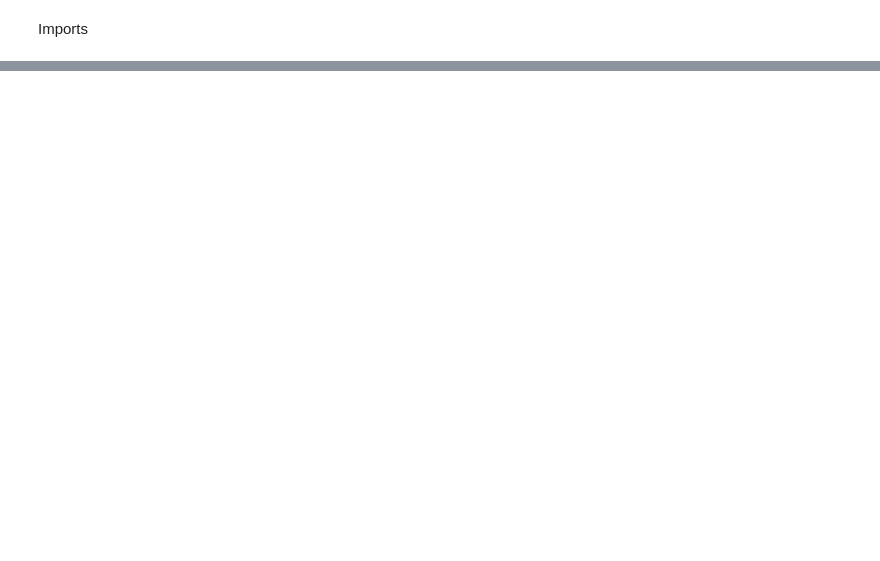
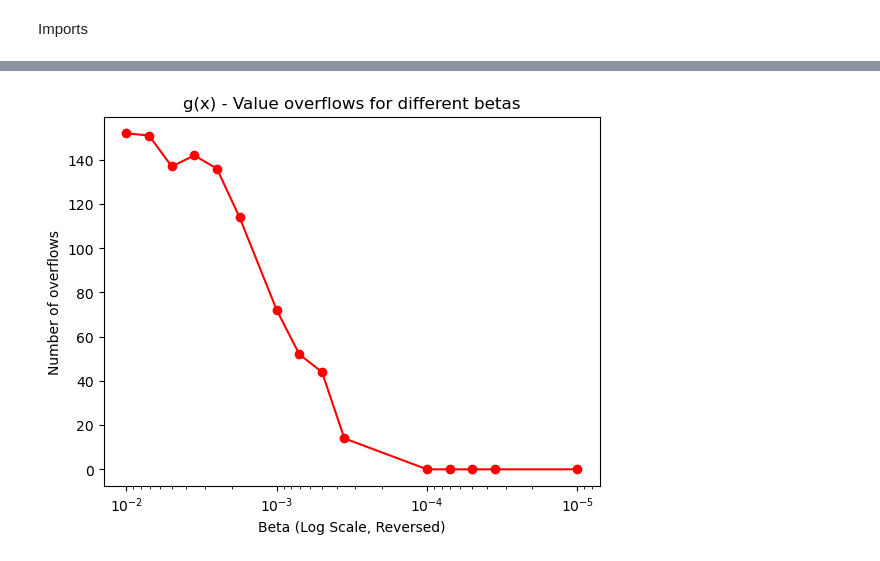
Before and after one commit to jromanki/wsi, a Jupyter notebook: lab1/src/testing.ipynb, the cells around one changed output, grey strips where cells are left out. Cells and saved outputs as stored; diff of their text form; code cells hidden in the pictures; blank space fills up the shorter version.

```diff
--- a/lab1/src/testing.ipynb
+++ b/lab1/src/testing.ipynb
@@ -154,0 +203,16 @@ plt.show()
+# %%
+
+statistics = []
+for beta in BETAS:
+    values, iter_nums = solve_random_f2(RANDOM_ITERATIONS, beta)
+    errors = RANDOM_ITERATIONS - len(values)
+    global_found = 0
+    beta_stats = {'beta': beta,
+                    'mean': np.mean(values),
+                    'std_dev': np.std(values),
+                    'best_solution_val': np.min(values),
+                    'mean_iter': np.mean(iter_nums),
+                    'num_of_errors': errors,
+                    }
+    print(beta_stats)
+    statistics.append(beta_stats)
@@ -154,0 +235,27 @@ plt.show()
+# %%
+filtered_betas = []
+means = []
+iterations = []
+std_devs = []
+min_values = []
+
+errors = []
+
+for i in range(len(statistics)):
+    errors.append(statistics[i]['num_of_errors'])
+    min_values.append(statistics[i]['best_solution_val'])
+    if statistics[i]['num_of_errors'] == 0:
+        means.append(statistics[i]['mean'])
+        iterations.append(statistics[i]['mean_iter'])
+        std_devs.append(statistics[i]['std_dev'])
+        filtered_betas.append(BETAS[i])
+# %%
+plt.semilogx(BETAS, errors, c='r',marker='o')
+
+plt.gca().invert_xaxis()
+plt.xlabel("Beta (Log Scale, Reversed)")
+plt.ylabel("Number of overflows")
+plt.title("g(x) - Value overflows for different betas")
+plt.show()
+# %% [output]
+[figure, added]
```
Also changed, not shown: parts of 15 cells of this notebook, 7 other files.
